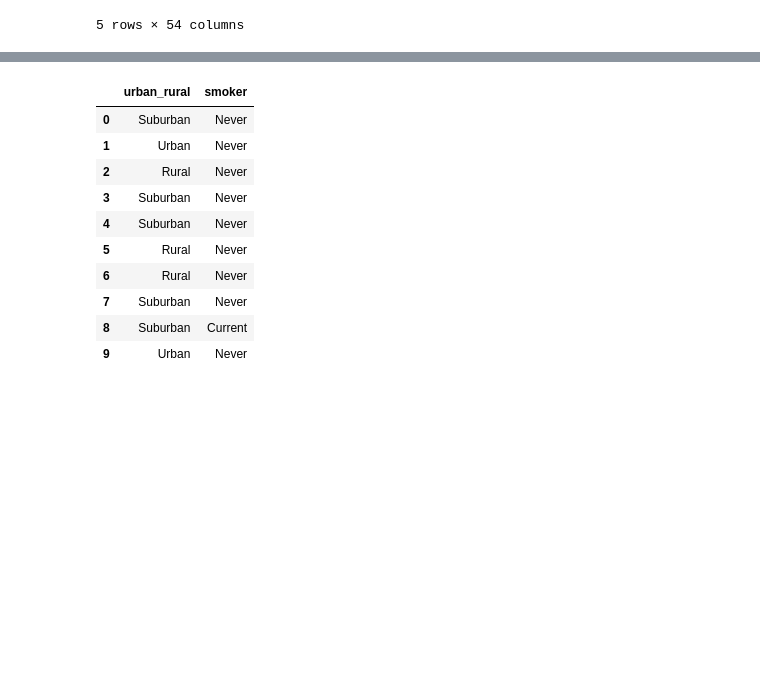
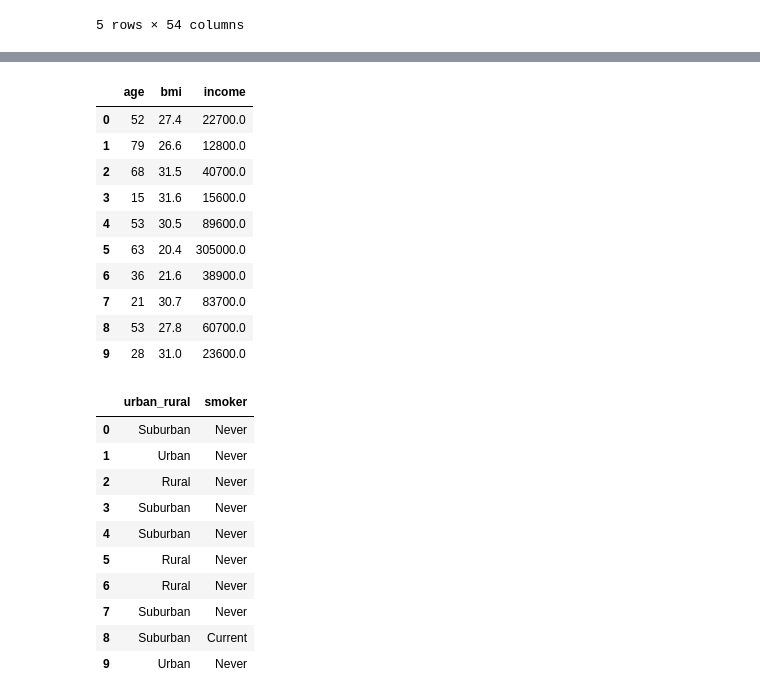
Before and after one commit to rahul8879/data_science_evng, a Jupyter notebook: 02_Data_analysis/01_Pandas_intorudction.ipynb, the cells around one changed output, grey strips where cells are left out. Cells and saved outputs as stored; diff of their text form; code cells hidden in the pictures; blank space fills up the shorter version.

```diff
--- a/02_Data_analysis/01_Pandas_intorudction.ipynb
+++ b/02_Data_analysis/01_Pandas_intorudction.ipynb
@@ -15,3 +33,21 @@ df.head(5) # this is very similar to select top 2 * from df
+# %%
+df.columns
+
+
+# lets say you want to see the first 10 rows of specific columns
+df[['age', 'bmi', 'income']].head(10)  # this is similar to select age, bmi, charges from df limit 10
+# %% [output]
+|  | age | bmi | income |
+| 0 | 52 | 27.4 | 22700.0 |
+| 1 | 79 | 26.6 | 12800.0 |
+| 2 | 68 | 31.5 | 40700.0 |
+| 3 | 15 | 31.6 | 15600.0 |
+| 4 | 53 | 30.5 | 89600.0 |
+| 5 | 63 | 20.4 | 305000.0 |
+| 6 | 36 | 21.6 | 38900.0 |
+| 7 | 21 | 30.7 | 83700.0 |
+| 8 | 53 | 27.8 | 60700.0 |
+| 9 | 28 | 31.0 | 23600.0 |
 # %%
 df[['urban_rural','smoker']].head(10)  # this is similar to select urban_rural, smoker from df limit 10
 # %% [output]
```
Also changed, not shown: parts of 20 cells of this notebook, 18 other files.
